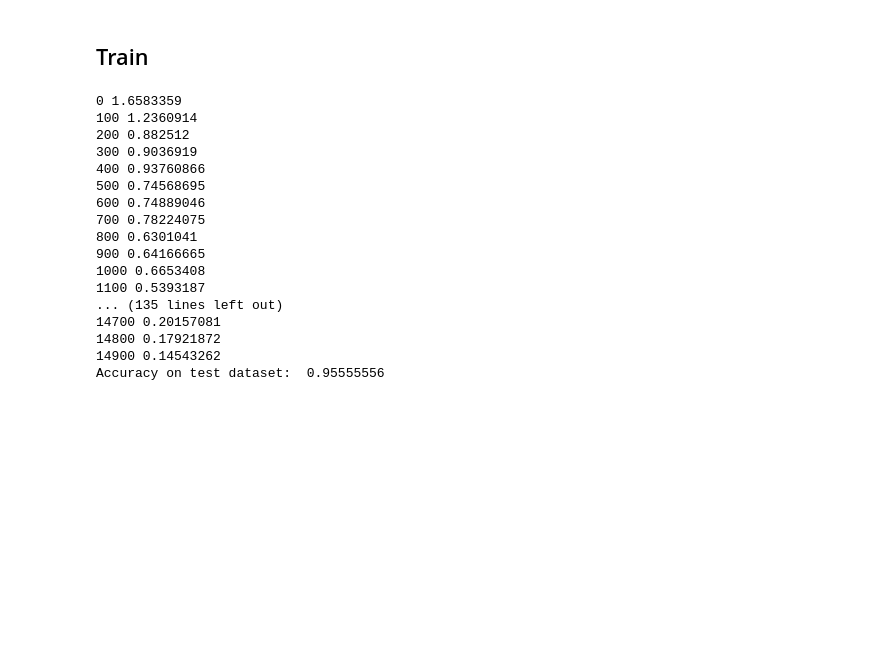
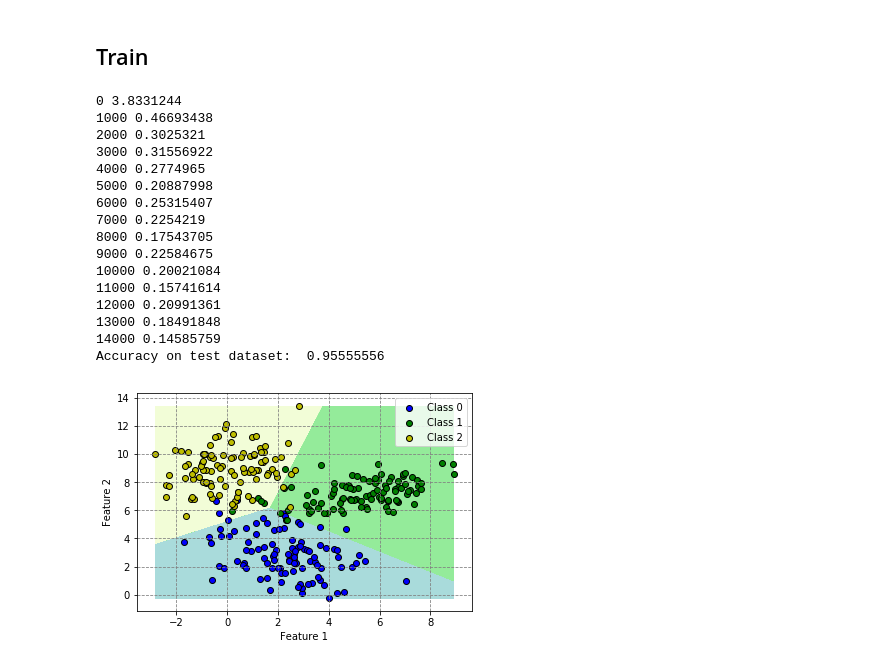
Before and after one commit to mcerovic/MachineLearning, a Jupyter notebook: source/04_GLM_Softmax_Regression/Code.ipynb, the cells around one changed output. Cells and saved outputs as stored; diff of their text form; code cells hidden in the pictures; blank space fills up the shorter version.

Commit message:
Add decision boundary plot for softmax regression

```diff
--- a/source/04_GLM_Softmax_Regression/Code.ipynb
+++ b/source/04_GLM_Softmax_Regression/Code.ipynb
@@ -103,41 +106,62 @@ accuracy = tf.reduce_mean(tf.cast(correct_prediction, "float"))
 # %%
 with tf.Session() as sess:
 
     sess.run(tf.global_variables_initializer())
     # 5000 * 300 / 100 = 15000
     for step in range(training_epochs * train_size // batch_size):
 
         # pomeraj
 
 
         offset = (step * batch_size) % train_size
 
         batch_data = x_train[offset:(offset + batch_size)]
 
-        # feed_dict cannot use Tensor so we have to evaluete our y_train and y_test tensors
+        # feed_dict cannot use Tensor so we have to evaluate our y_train and y_test tensors
         batch_labels = y_train.eval()[offset:(offset + batch_size)]
 
         err, _ = sess.run([cost, train_op], feed_dict={X: batch_data, y: batch_labels})
 
-        if step % 100 == 0:
+        if step % 1000 == 0:
             print (step, err)
 
     print("Accuracy on test dataset: ", sess.run(accuracy, feed_dict={X: x_test, y: y_test.eval()}))
+
+    # Create a new plot to show predictions and decision boundaries
+    fig, ax = plt.subplots()
+
+    # Create a grid of (x1, x2) values
+    step_size = 0.01
+    x1, x2 = np.meshgrid(np.arange(min(data[:, 0]), max(data[:, 0]), step_size),
+                         np.arange(min(data[:, 1]), max(data[:, 1]), step_size))
+    x_plot = np.vstack((x1.flatten(), x2.flatten())).T
+
+    # Calculate the predictions for the whole grid
+    h = sess.run(hypothesis, feed_dict={X: x_plot})
+    predictions = h.argmax(axis=1).reshape([x1.shape[0], x1.shape[1]])
+
+    # Draw a filled contour plot that shows decision boundaries
+    from matplotlib.colors import LinearSegmentedColormap
+    classes_cmap = LinearSegmentedColormap.from_list('classes_cmap', ['lightblue', 'lightgreen', 'lightyellow'])
+    ax.contourf(x1, x2, classes, cmap=classes_cmap)
+
+    # Plot the dataset on top
+    plot_dataset(ax)
 # %% [output]
-0 1.6583359
-100 1.2360914
-200 0.882512
-300 0.9036919
-400 0.93760866
-500 0.74568695
-600 0.74889046
-700 0.78224075
-800 0.6301041
-900 0.64166665
-1000 0.6653408
-1100 0.5393187
-... (135 lines left out)
-14700 0.20157081
-14800 0.17921872
-14900 0.14543262
+0 3.8331244
+1000 0.46693438
+2000 0.3025321
+3000 0.31556922
+4000 0.2774965
+5000 0.20887998
+6000 0.25315407
+7000 0.2254219
+8000 0.17543705
+9000 0.22584675
+10000 0.20021084
+11000 0.15741614
+12000 0.20991361
+13000 0.18491848
+14000 0.14585759
 Accuracy on test dataset:  0.95555556
+[figure, added]
```
Also changed, not shown: parts of 1 cell of this notebook.
